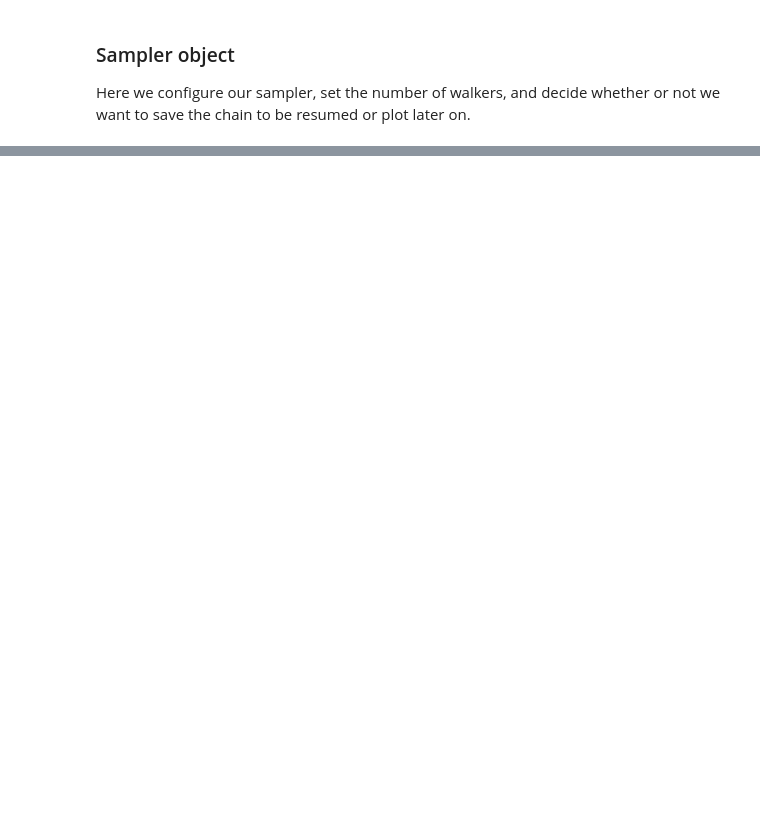
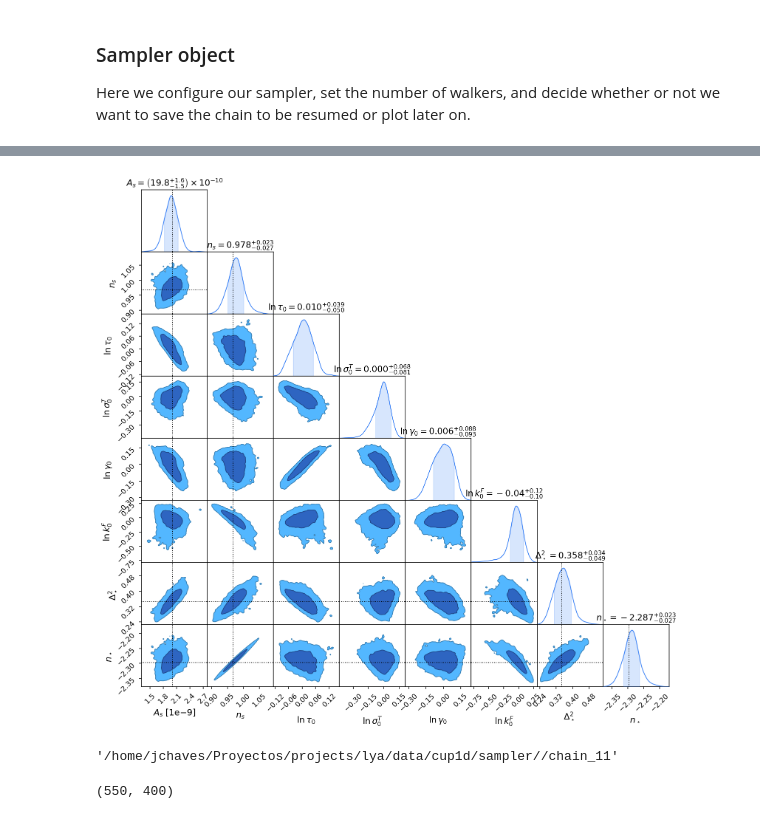
Before and after one commit to igmhub/cup1d, a Jupyter notebook: notebooks/likelihood/sample_sim.ipynb, the cells around one changed output, grey strips where cells are left out. Saved outputs shown, nothing was run; the diff lists cells and outputs as text; code cells hidden in the pictures; blank space fills up the shorter version.

```diff
--- a/notebooks/likelihood/sample_sim.ipynb
+++ b/notebooks/likelihood/sample_sim.ipynb
@@ -142,0 +257,8 @@ sampler.plot_corner(plot_params=['$\\Delta^2_\\star$','$n_\\star$'],
+# %%
+plot_corner(sampler)
+# %% [output]
+[figure, added]
+# %%
+sampler.save_directory
+# %% [output]
+'/home/jchaves/Proyectos/projects/lya/data/cup1d/sampler//chain_11'
@@ -142,0 +282,7 @@ sampler.plot_corner(plot_params=['$\\Delta^2_\\star$','$n_\\star$'],
+# %%
+lnprob = emcee_out.get_log_prob(
+        flat=False, discard=250
+    )
+lnprob.shape
+# %% [output]
+(550, 400)
```
Also changed, not shown: parts of 42 cells of this notebook, 13 other files.
